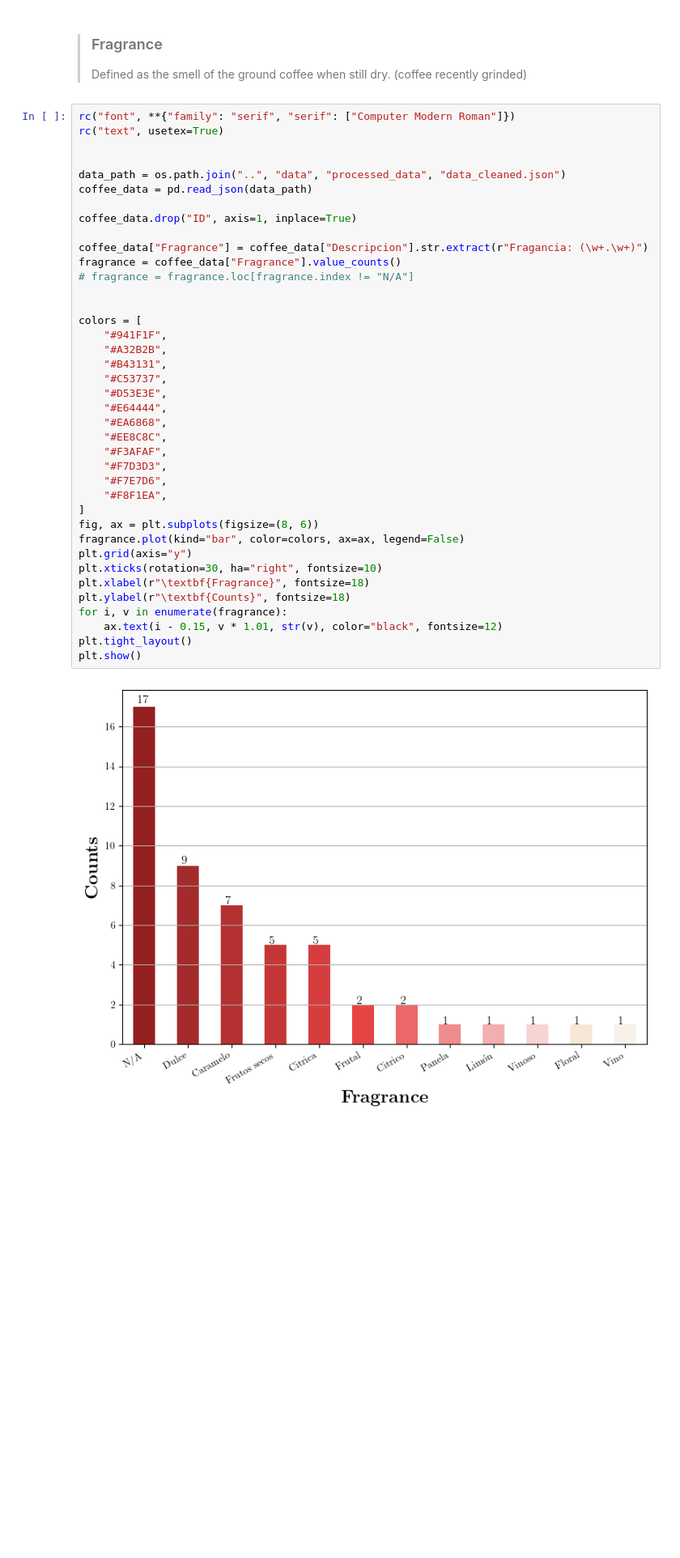
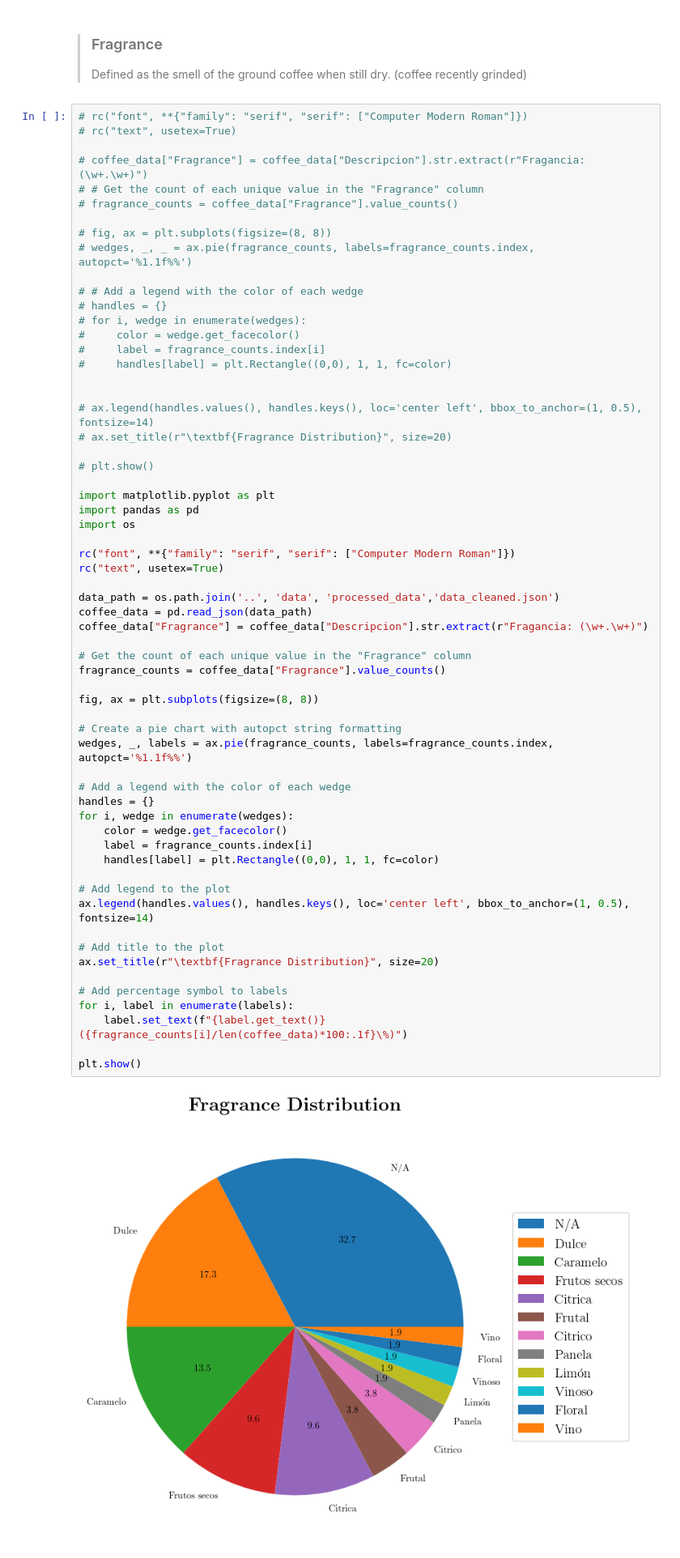
Before and after one commit to SRam3/Coffee_flavors_analyzer, a Jupyter notebook: notebooks/data_analysis.ipynb, the cells around one changed output. Shown at 81% size. Drawn from its saved outputs; the diff is of its cells as text; blank space fills up the shorter version.

Commit message:
plot improvements standard deviation and pie chart

```diff
--- a/notebooks/data_analysis.ipynb
+++ b/notebooks/data_analysis.ipynb
@@ -239,46 +229,68 @@ This evaluation involves three distinct sensory experiences that allow for the a
 >### Fragrance
 > Defined as the smell of the ground coffee when still dry. (coffee recently grinded)
 # %%
+# rc("font", **{"family": "serif", "serif": ["Computer Modern Roman"]})
+# rc("text", usetex=True)
+
+# coffee_data["Fragrance"] = coffee_data["Descripcion"].str.extract(r"Fragancia: (\w+.\w+)")
+# # Get the count of each unique value in the "Fragrance" column
+# fragrance_counts = coffee_data["Fragrance"].value_counts()
+
+# fig, ax = plt.subplots(figsize=(8, 8))
+# wedges, _, _ = ax.pie(fragrance_counts, labels=fragrance_counts.index, autopct='%1.1f%%')
+
+# # Add a legend with the color of each wedge
+# handles = {}
+# for i, wedge in enumerate(wedges):
+#     color = wedge.get_facecolor()
+#     label = fragrance_counts.index[i]
+#     handles[label] = plt.Rectangle((0,0), 1, 1, fc=color)
+
+
+# ax.legend(handles.values(), handles.keys(), loc='center left', bbox_to_anchor=(1, 0.5), fontsize=14)
+# ax.set_title(r"\textbf{Fragrance Distribution}", size=20)
+
+# plt.show()
+
+import matplotlib.pyplot as plt
+import pandas as pd
+import os
+
 rc("font", **{"family": "serif", "serif": ["Computer Modern Roman"]})
 rc("text", usetex=True)
 
+data_path = os.path.join('..', 'data', 'processed_data','data_cleaned.json')
+coffee_data = pd.read_json(data_path)
+coffee_data["Fragrance"] = coffee_data["Descripcion"].str.extract(r"Fragancia: (\w+.\w+)")
 
-data_path = os.path.join("..", "data", "processed_data", "data_cleaned.json")
-coffee_data = pd.read_json(data_path)
+# Get the count of each unique value in the "Fragrance" column
+fragrance_counts = coffee_data["Fragrance"].value_counts()
 
-coffee_data.drop("ID", axis=1, inplace=True)
+fig, ax = plt.subplots(figsize=(8, 8))
 
-coffee_data["Fragrance"] = coffee_data["Descripcion"].str.extract(r"Fragancia: (\w+.\w+)")
-fragrance = coffee_data["Fragrance"].value_counts()
-# fragrance = fragrance.loc[fragrance.index != "N/A"]
+# Create a pie chart with autopct string formatting
+wedges, _, labels = ax.pie(fragrance_counts, labels=fragrance_counts.index, autopct='%1.1f%%')
 
+# Add a legend with the color of each wedge
+handles = {}
+for i, wedge in enumerate(wedges):
+    color = wedge.get_facecolor()
+    label = fragrance_counts.index[i]
+    handles[label] = plt.Rectangle((0,0), 1, 1, fc=color)
 
-colors = [
-    "#941F1F",
-    "#A32B2B",
-    "#B43131",
-    "#C53737",
-    "#D53E3E",
-    "#E64444",
-    "#EA6868",
-    "#EE8C8C",
-    "#F3AFAF",
-    "#F7D3D3",
-    "#F7E7D6",
-    "#F8F1EA",
-]
-fig, ax = plt.subplots(figsize=(8, 6))
-fragrance.plot(kind="bar", color=colors, ax=ax, legend=False)
-plt.grid(axis="y")
-plt.xticks(rotation=30, ha="right", fontsize=10)
-plt.xlabel(r"\textbf{Fragrance}", fontsize=18)
-plt.ylabel(r"\textbf{Counts}", fontsize=18)
-for i, v in enumerate(fragrance):
-    ax.text(i - 0.15, v * 1.01, str(v), color="black", fontsize=12)
-plt.tight_layout()
+# Add legend to the plot
+ax.legend(handles.values(), handles.keys(), loc='center left', bbox_to_anchor=(1, 0.5), fontsize=14)
+
+# Add title to the plot
+ax.set_title(r"\textbf{Fragrance Distribution}", size=20)
+
+# Add percentage symbol to labels
+for i, label in enumerate(labels):
+    label.set_text(f"{label.get_text()} ({fragrance_counts[i]/len(coffee_data)*100:.1f}\%)")
+
 plt.show()
 # %% [output]
-[figure, old version]
+[figure, new version]
 # %% [markdown]
 The above figure shows a distribution of the number of times each fragrance was detected in the coffee samples during the cupping process. However, it's important to note that a significant number of samples have an unknown or unspecified fragrance. Therefore, it is difficult to draw any conclusions about the expected range of flavors detected through the smell of the coffee samples.
 # %% [markdown]
```
Also changed, not shown: parts of 3 cells of this notebook.
